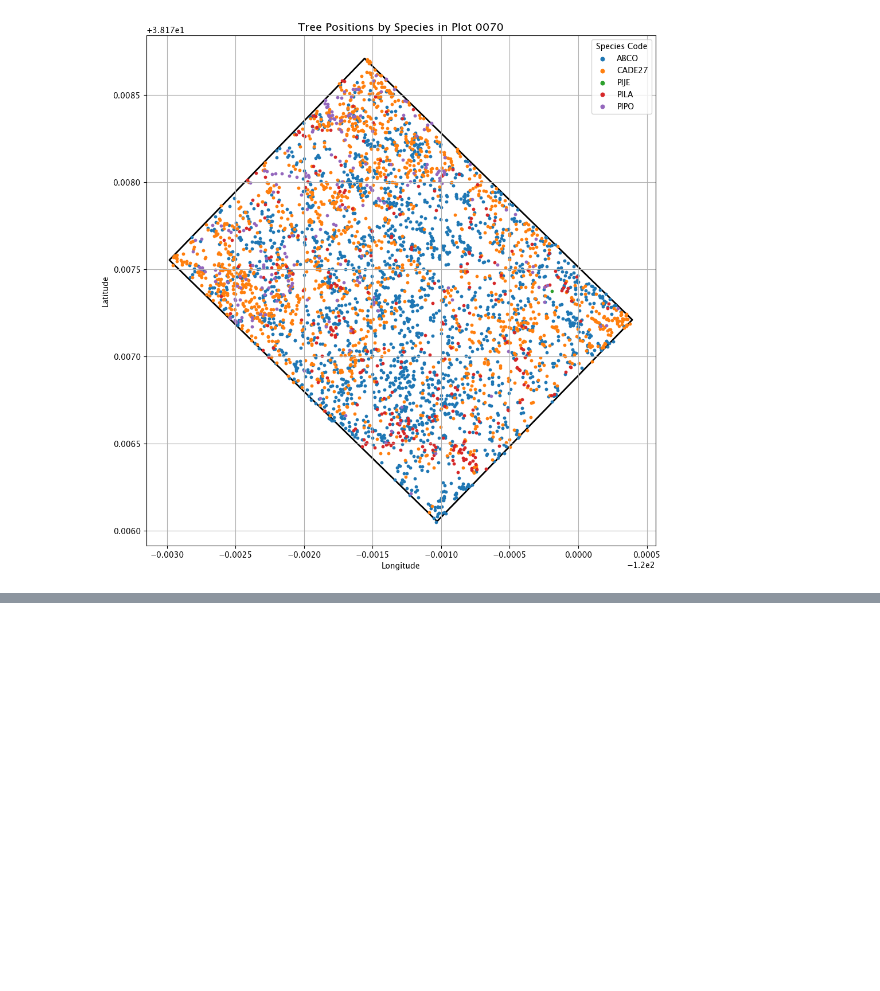
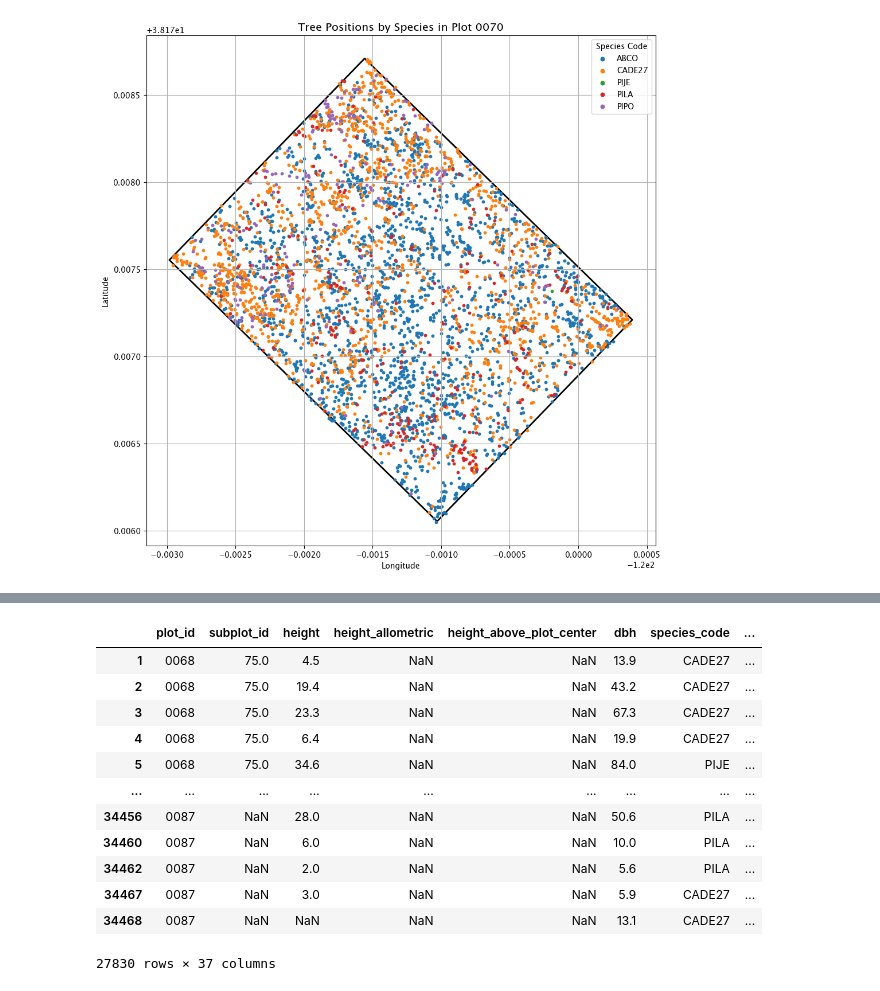
Before and after one commit to dangause/rs-hsi-botany, a Jupyter notebook: notebooks/ofo_eda.ipynb, the cells around one changed output, grey strips where cells are left out. Cells and saved outputs as stored; diff of their text form; code cells hidden in the pictures; blank space fills up the shorter version.

```diff
--- a/notebooks/ofo_eda.ipynb
+++ b/notebooks/ofo_eda.ipynb
@@ -461,0 +855,2 @@ See: https://matplotlib.org/stable/tutorials/intermediate/legend_guide.html#impl
+# %%
+tree_df = tree_df_og.copy()
@@ -461,0 +929,16 @@ See: https://matplotlib.org/stable/tutorials/intermediate/legend_guide.html#impl
+# %%
+filtered
+# %% [output]
+|  | plot_id | subplot_id | height | height_allometric | height_above_plot_center | dbh | species_code | ... |
+| 1 | 0068 | 75.0 | 4.5 | NaN | NaN | 13.9 | CADE27 | ... |
+| 2 | 0068 | 75.0 | 19.4 | NaN | NaN | 43.2 | CADE27 | ... |
+| 3 | 0068 | 75.0 | 23.3 | NaN | NaN | 67.3 | CADE27 | ... |
+| 4 | 0068 | 75.0 | 6.4 | NaN | NaN | 19.9 | CADE27 | ... |
+| 5 | 0068 | 75.0 | 34.6 | NaN | NaN | 84.0 | PIJE | ... |
+| ... | ... | ... | ... | ... | ... | ... | ... | ... |
+| 34456 | 0087 | NaN | 28.0 | NaN | NaN | 50.6 | PILA | ... |
+| 34460 | 0087 | NaN | 6.0 | NaN | NaN | 10.0 | PILA | ... |
+| 34462 | 0087 | NaN | 2.0 | NaN | NaN | 5.6 | PILA | ... |
+| 34467 | 0087 | NaN | 3.0 | NaN | NaN | 5.9 | CADE27 | ... |
+| 34468 | 0087 | NaN | NaN | NaN | NaN | 13.1 | CADE27 | ... |
+27830 rows × 37 columns
```
Also changed, not shown: parts of 24 cells of this notebook.
